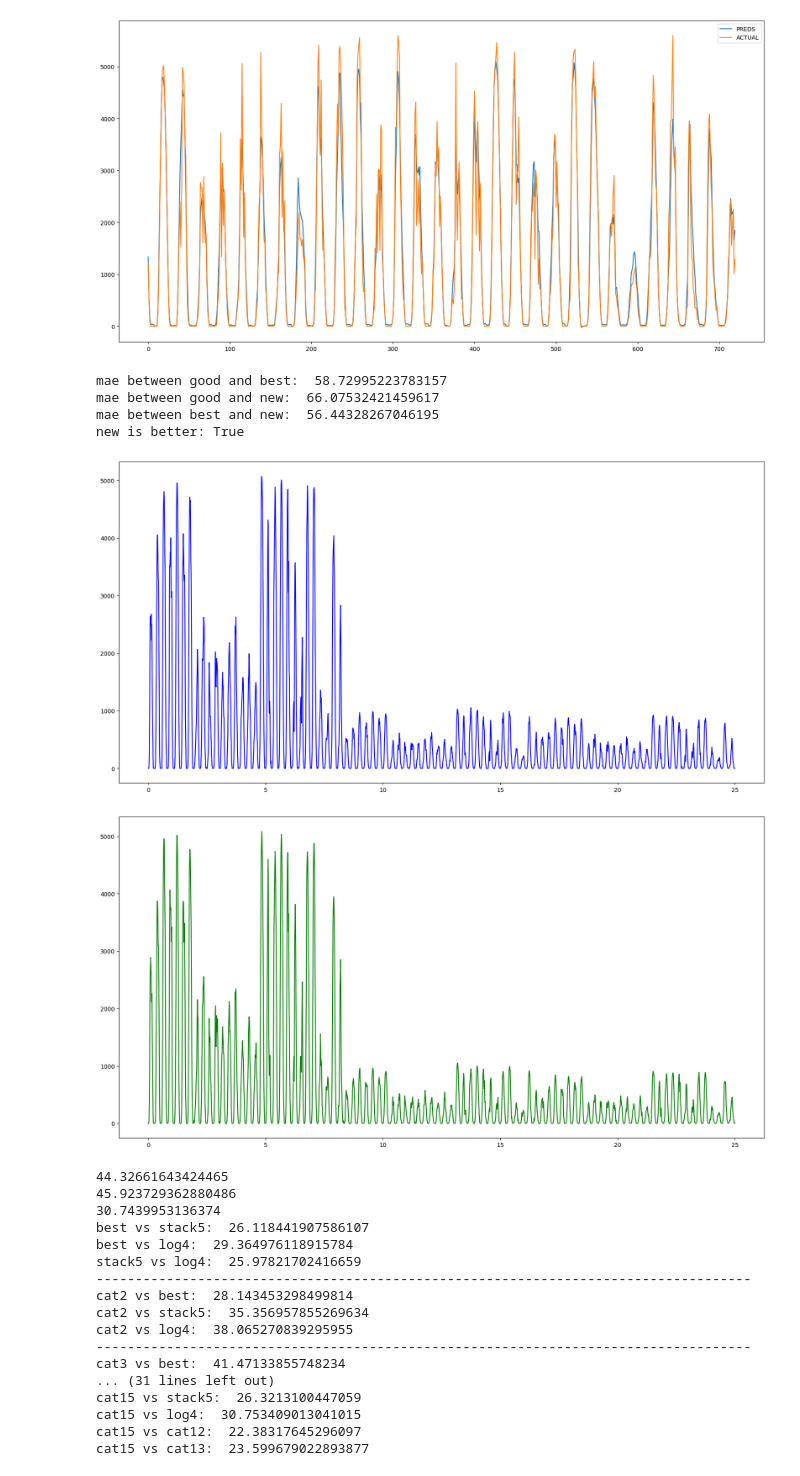
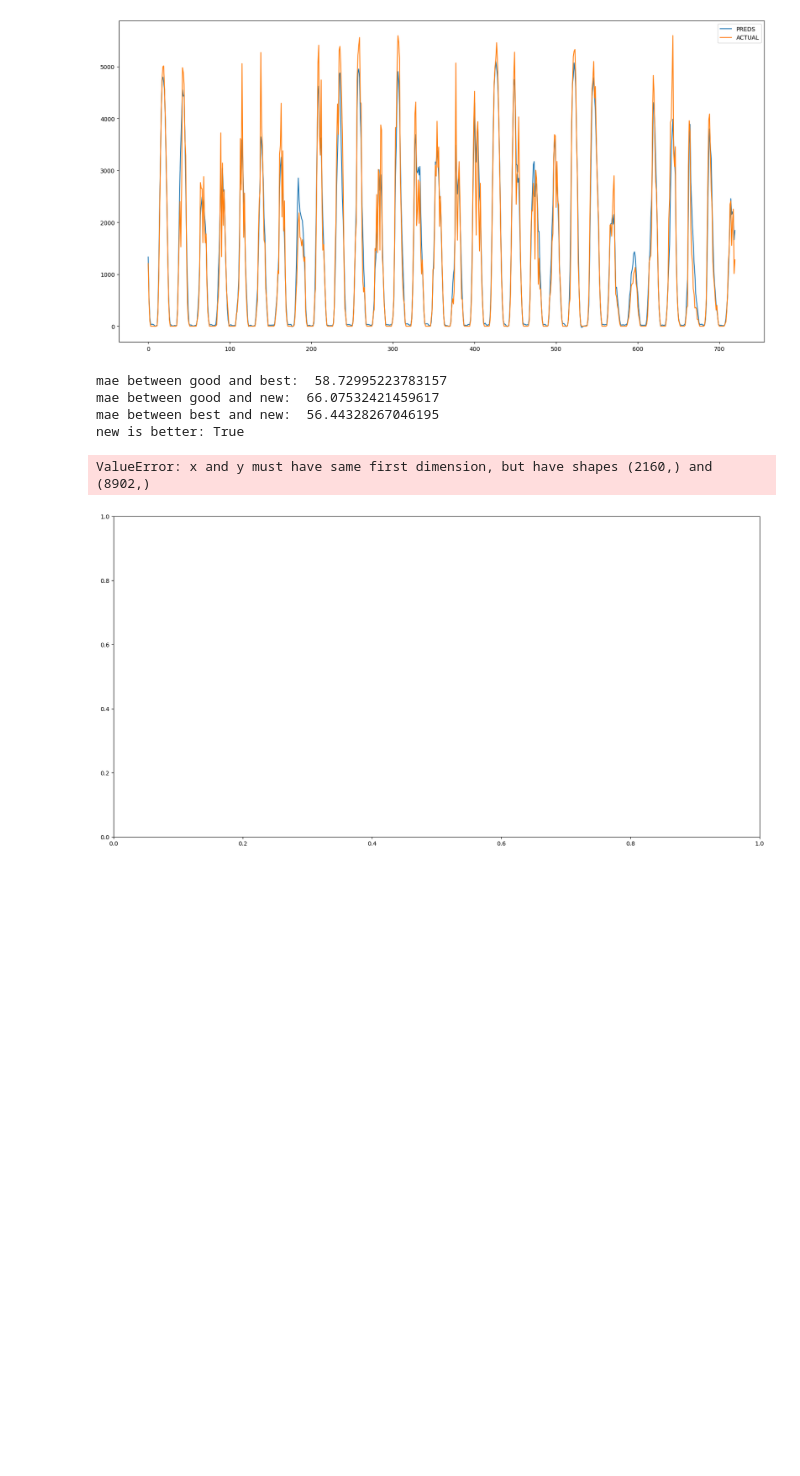
Before and after one commit to nasols/TDT4174-Machine-Learning, a Jupyter notebook: jonas_stacking.ipynb, the cells around one changed output. Drawn from its saved outputs; the diff is of its cells as text; code cells hidden in the pictures; blank space fills up the shorter version.

```diff
--- a/jonas_stacking.ipynb
+++ b/jonas_stacking.ipynb
@@ -174,6 +276,7 @@ stack1_pred = pd.read_csv("stack_1.csv")
 stack2_pred = pd.read_csv("stack_2.csv")
 stack3_pred = pd.read_csv("stack_3.csv")
 stack5_pred = pd.read_csv("stack_5.csv")
+stack6_pred = pd.read_csv("stack_6.csv")
 cat2_pred = pd.read_csv("catboost_2.csv")
 cat3_pred = pd.read_csv("catboost_3.csv")
 cat4_pred = pd.read_csv("catboost_4.csv")
@@ -182,7 +285,11 @@ cat11_pred = pd.read_csv("catboost_11.csv")
 cat12_pred = pd.read_csv("catboost_12.csv")
 cat13_pred = pd.read_csv("catboost_13_single.csv")
 cat15_pred = pd.read_csv("catboost_15_single.csv")
+cat16_pred = pd.read_csv("catboost_16_single.csv")
+cat18_pred = pd.read_csv("catboost_18_single.csv")
+cat21_pred = pd.read_csv("catboost_21_single.csv")
 cat20_pred = pd.read_csv("catboost_20_A_BC.csv")
+gbr2_pred = pd.read_csv("gbr_2.csv")
 log4_pred = pd.read_csv("log_sub_4.csv")
 best_pred = pd.read_csv("catboost_1.csv")
 
@@ -191,7 +298,7 @@ diff = pd.DataFrame(stack2_pred) - pd.DataFrame(best_pred)
 x = np.linspace(0, 25, 3*720)
 y = []
 
-with open('catboost_15_single.csv','r') as csvfile:
+with open('stack_6.csv','r') as csvfile:
     plots = csv.reader(csvfile, delimiter = ',')
 
     plots.__next__()
@@ -254,49 +361,67 @@ print("cat4 vs log4: ", mean_absolute_error(log4_pred, cat4_pred))
 print("------------------------------------------------------------------------------------")
 print("cat10 vs best: ", mean_absolute_error(best_pred, cat10_pred))
 print("cat10 vs stack5: ", mean_absolute_error(stack5_pred, cat10_pred))
 print("cat10 vs log4: ", mean_absolute_error(log4_pred, cat10_pred))
 print("------------------------------------------------------------------------------------")
 print("cat11 vs best: ", mean_absolute_error(best_pred, cat11_pred))
 print("cat11 vs stack5: ", mean_absolute_error(stack5_pred, cat11_pred))
 print("cat11 vs log4: ", mean_absolute_error(log4_pred, cat11_pred))
 print("------------------------------------------------------------------------------------")
 print("cat12 vs best: ", mean_absolute_error(best_pred, cat12_pred))
 print("cat12 vs stack5: ", mean_absolute_error(stack5_pred, cat12_pred))
 print("cat12 vs log4: ", mean_absolute_error(log4_pred, cat12_pred))
 print("------------------------------------------------------------------------------------")
 print("cat13 vs best: ", mean_absolute_error(best_pred, cat13_pred))
 print("cat13 vs stack5: ", mean_absolute_error(stack5_pred, cat13_pred))
 print("cat13 vs log4: ", mean_absolute_error(log4_pred, cat13_pred))
 print("cat13 vs cat12: ", mean_absolute_error(cat12_pred, cat13_pred))
 print("------------------------------------------------------------------------------------")
 print("cat20 vs best: ", mean_absolute_error(best_pred, cat20_pred))
 print("cat20 vs stack5: ", mean_absolute_error(stack5_pred, cat20_pred))
 print("cat20 vs log4: ", mean_absolute_error(log4_pred, cat20_pred))
 print("cat20 vs cat12: ", mean_absolute_error(cat12_pred, cat20_pred))
 print("cat20 vs cat13: ", mean_absolute_error(cat13_pred, cat20_pred))
 print("------------------------------------------------------------------------------------")
 print("cat15 vs best: ", mean_absolute_error(best_pred, cat15_pred))
 print("cat15 vs stack5: ", mean_absolute_error(stack5_pred, cat15_pred))
 print("cat15 vs log4: ", mean_absolute_error(log4_pred, cat15_pred))
 print("cat15 vs cat12: ", mean_absolute_error(cat12_pred, cat15_pred))
 print("cat15 vs cat13: ", mean_absolute_error(cat13_pred, cat15_pred))
+print("------------------------------------------------------------------------------------")
+print("cat16 vs best: ", mean_absolute_error(best_pred, cat16_pred))
+print("cat16 vs stack5: ", mean_absolute_error(stack5_pred, cat16_pred))
+print("cat16 vs log4: ", mean_absolute_error(log4_pred, cat16_pred))
+print("cat16 vs cat12: ", mean_absolute_error(cat12_pred, cat16_pred))
+print("cat16 vs cat13: ", mean_absolute_error(cat13_pred, cat16_pred))
+print("cat16 vs cat15: ", mean_absolute_error(cat15_pred, cat16_pred))
+print("------------------------------------------------------------------------------------")
+print("cat18 vs best: ", mean_absolute_error(best_pred, cat18_pred))
+print("cat18 vs stack5: ", mean_absolute_error(stack5_pred, cat18_pred))
+print("cat18 vs log4: ", mean_absolute_error(log4_pred, cat18_pred))
+print("cat18 vs cat12: ", mean_absolute_error(cat12_pred, cat18_pred))
+print("cat18 vs cat13: ", mean_absolute_error(cat13_pred, cat18_pred))
+print("cat18 vs cat15: ", mean_absolute_error(cat15_pred, cat18_pred))
+print("------------------------------------------------------------------------------------")
+print("cat21 vs best: ", mean_absolute_error(best_pred, cat21_pred))
+print("cat21 vs stack5: ", mean_absolute_error(stack5_pred, cat21_pred))
+print("cat21 vs log4: ", mean_absolute_error(log4_pred, cat21_pred))
+print("cat21 vs cat12: ", mean_absolute_error(cat12_pred, cat21_pred))
+print("cat21 vs cat13: ", mean_absolute_error(cat13_pred, cat21_pred))
+print("cat21 vs cat15: ", mean_absolute_error(cat15_pred, cat21_pred))
+print("------------------------------------------------------------------------------------")
+print("gbr2 vs best: ", mean_absolute_error(best_pred, gbr2_pred))
+print("gbr2 vs stack5: ", mean_absolute_error(stack5_pred, gbr2_pred))
+print("gbr2 vs log4: ", mean_absolute_error(log4_pred, gbr2_pred))
+print("gbr2 vs cat12: ", mean_absolute_error(cat12_pred, gbr2_pred))
+print("gbr2 vs cat13: ", mean_absolute_error(cat13_pred, gbr2_pred))
+print("gbr2 vs cat15: ", mean_absolute_error(cat15_pred, gbr2_pred))
+print("------------------------------------------------------------------------------------")
+print("stack6 vs best: ", mean_absolute_error(best_pred, stack6_pred))
+print("stack6 vs stack5: ", mean_absolute_error(stack5_pred, stack6_pred))
+print("stack6 vs log4: ", mean_absolute_error(log4_pred, stack6_pred))
+print("stack6 vs cat12: ", mean_absolute_error(cat12_pred, stack6_pred))
+print("stack6 vs cat13: ", mean_absolute_error(cat13_pred, stack6_pred))
+print("stack6 vs cat15: ", mean_absolute_error(cat15_pred, stack6_pred))
 # %% [output]
+ValueError: x and y must have same first dimension, but have shapes (2160,) and (8902,)
-[figure, old version]
+[figure, new version]
-[figure, removed]
-44.32661643424465
-45.923729362880486
-30.7439953136374
-best vs stack5:  26.118441907586107
-best vs log4:  29.364976118915784
-stack5 vs log4:  25.97821702416659
-------------------------------------------------------------------------------------
-cat2 vs best:  28.143453298499814
-cat2 vs stack5:  35.356957855269634
-cat2 vs log4:  38.065270839295955
-------------------------------------------------------------------------------------
-cat3 vs best:  41.47133855748234
-... (31 lines left out)
-cat15 vs stack5:  26.3213100447059
-cat15 vs log4:  30.753409013041015
-cat15 vs cat12:  22.38317645296097
-cat15 vs cat13:  23.599679022893877
```
Also changed, not shown: parts of 12 cells of this notebook, 14 other files.
